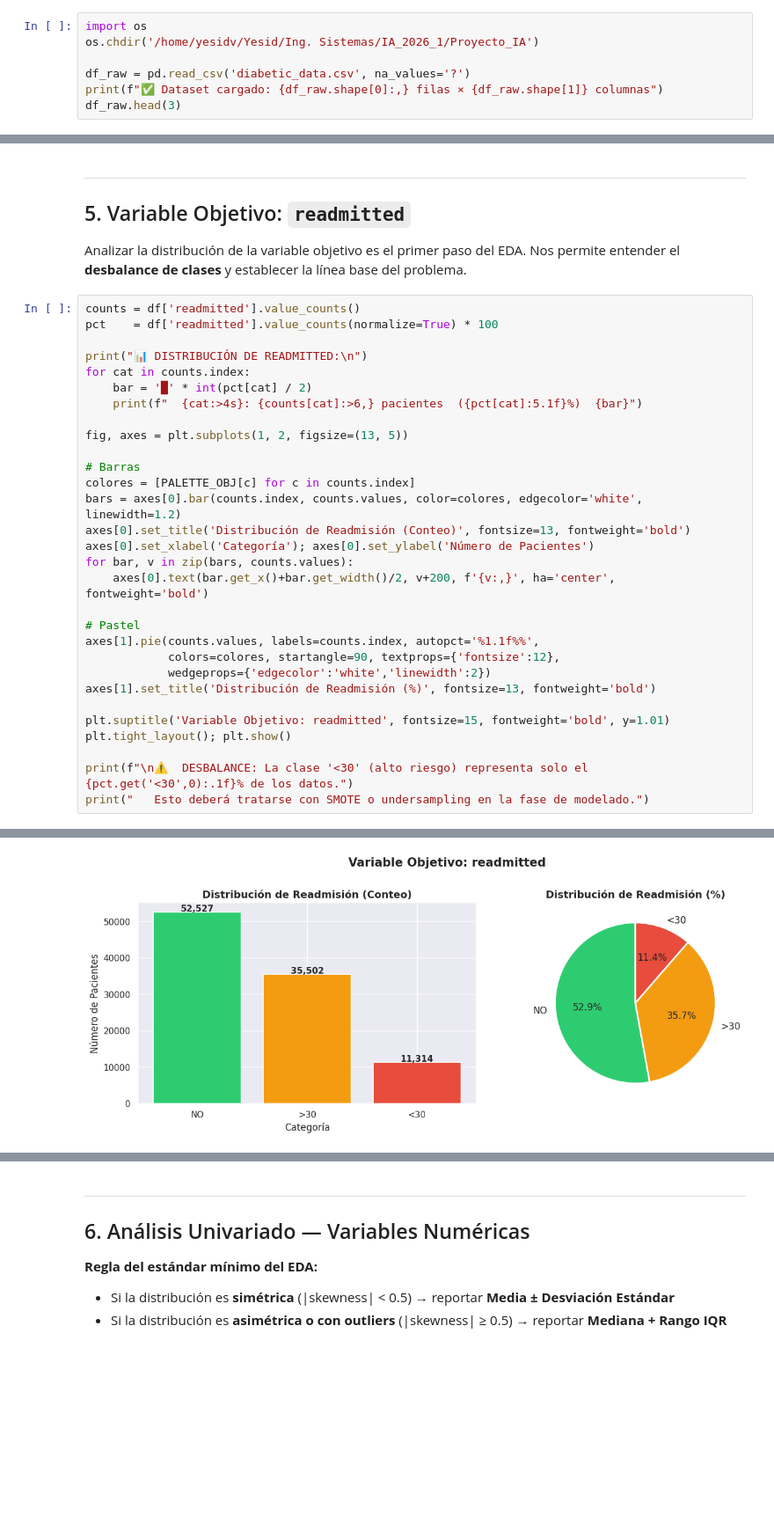
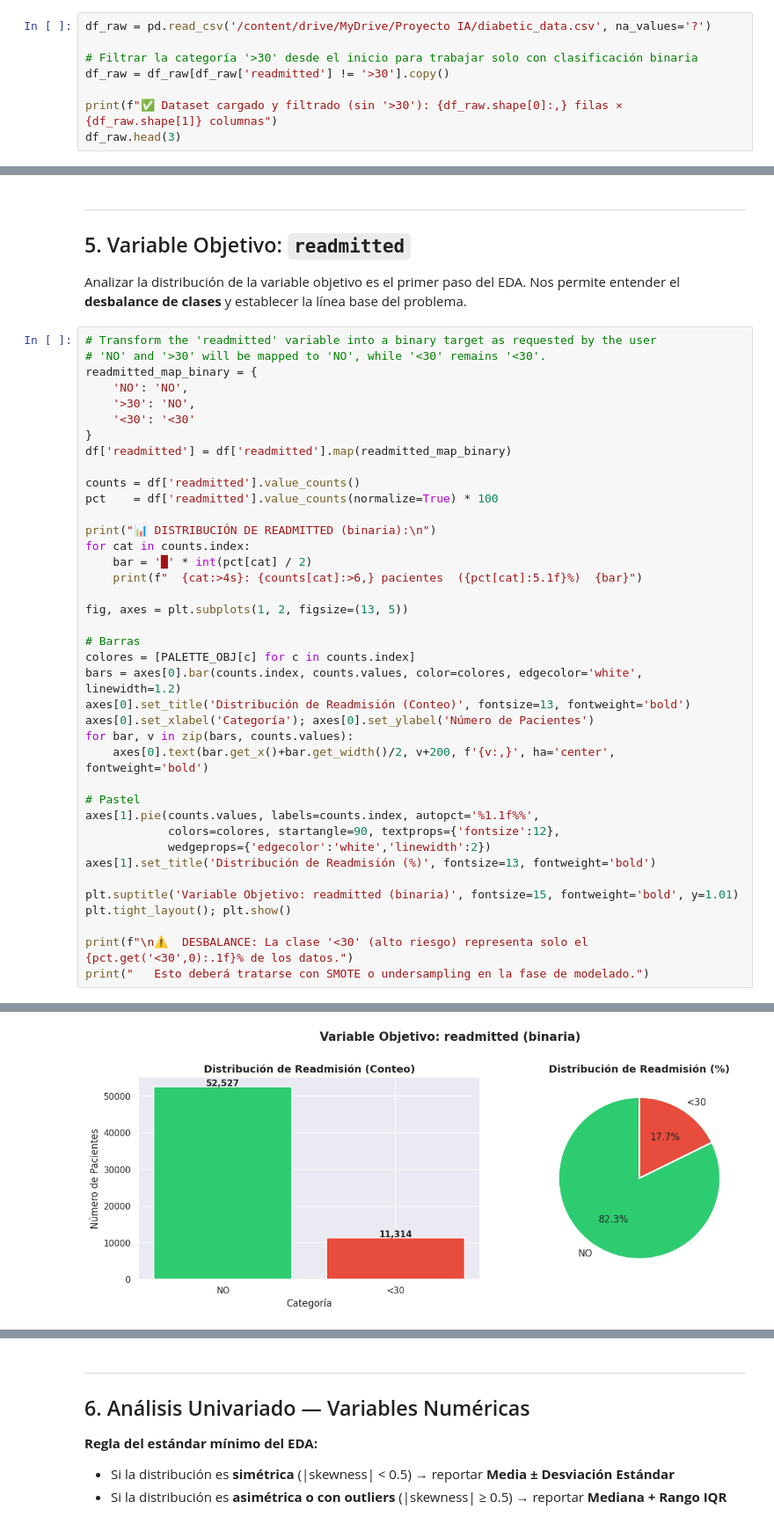
Before and after one commit to yesid10/ia1-diabetic-ia1--MediUIS---Reingreso-hospitalario-pacientes-con-diabetes-, a Jupyter notebook: parcial-2/EDA_Diabetes_Final copy.ipynb, the cells around one changed output, grey strips where cells are left out. Shown at 88% size. Saved outputs shown, nothing was run; the diff lists cells and outputs as text; blank space fills up the shorter version.

```diff
--- a/parcial-2/EDA_Diabetes_Final copy.ipynb
+++ b/parcial-2/EDA_Diabetes_Final copy.ipynb
@@ -57,7 +57,8 @@ print("✅ Librerías cargadas correctamente")
 # %%
-import os
-os.chdir('/home/yesidv/Yesid/Ing. Sistemas/IA_2026_1/Proyecto_IA')
+df_raw = pd.read_csv('/content/drive/MyDrive/Proyecto IA/diabetic_data.csv', na_values='?')
 
-df_raw = pd.read_csv('diabetic_data.csv', na_values='?')
-print(f"✅ Dataset cargado: {df_raw.shape[0]:,} filas × {df_raw.shape[1]} columnas")
+# Filtrar la categoría '>30' desde el inicio para trabajar solo con clasificación binaria
+df_raw = df_raw[df_raw['readmitted'] != '>30'].copy()
+
+print(f"✅ Dataset cargado y filtrado (sin '>30'): {df_raw.shape[0]:,} filas × {df_raw.shape[1]} columnas")
 df_raw.head(3)
@@ -175,10 +134,19 @@ df.tail()
 Analizar la distribución de la variable objetivo es el primer paso del EDA.
 Nos permite entender el **desbalance de clases** y establecer la línea base del problema.
 # %%
+# Transform the 'readmitted' variable into a binary target as requested by the user
+# 'NO' and '>30' will be mapped to 'NO', while '<30' remains '<30'.
+readmitted_map_binary = {
+    'NO': 'NO',
+    '>30': 'NO',
+    '<30': '<30'
+}
+df['readmitted'] = df['readmitted'].map(readmitted_map_binary)
+
 counts = df['readmitted'].value_counts()
 pct    = df['readmitted'].value_counts(normalize=True) * 100
 
-print("📊 DISTRIBUCIÓN DE READMITTED:\n")
+print("📊 DISTRIBUCIÓN DE READMITTED (binaria):\n")
 for cat in counts.index:
     bar = '█' * int(pct[cat] / 2)
     print(f"  {cat:>4s}: {counts[cat]:>6,} pacientes  ({pct[cat]:5.1f}%)  {bar}")
@@ -199,7 +167,7 @@ axes[1].pie(counts.values, labels=counts.index, autopct='%1.1f%%',
             wedgeprops={'edgecolor':'white','linewidth':2})
 axes[1].set_title('Distribución de Readmisión (%)', fontsize=13, fontweight='bold')
 
-plt.suptitle('Variable Objetivo: readmitted', fontsize=15, fontweight='bold', y=1.01)
+plt.suptitle('Variable Objetivo: readmitted (binaria)', fontsize=15, fontweight='bold', y=1.01)
 plt.tight_layout(); plt.show()
 
 print(f"\n⚠️  DESBALANCE: La clase '<30' (alto riesgo) representa solo el {pct.get('<30',0):.1f}% de los datos.")
@@ -213 +180 @@ print("   Esto deberá tratarse con SMOTE o undersampling en la fase de modelado
-[figure, old version]
+[figure, new version]
```
Also changed, not shown: parts of 35 cells of this notebook.
